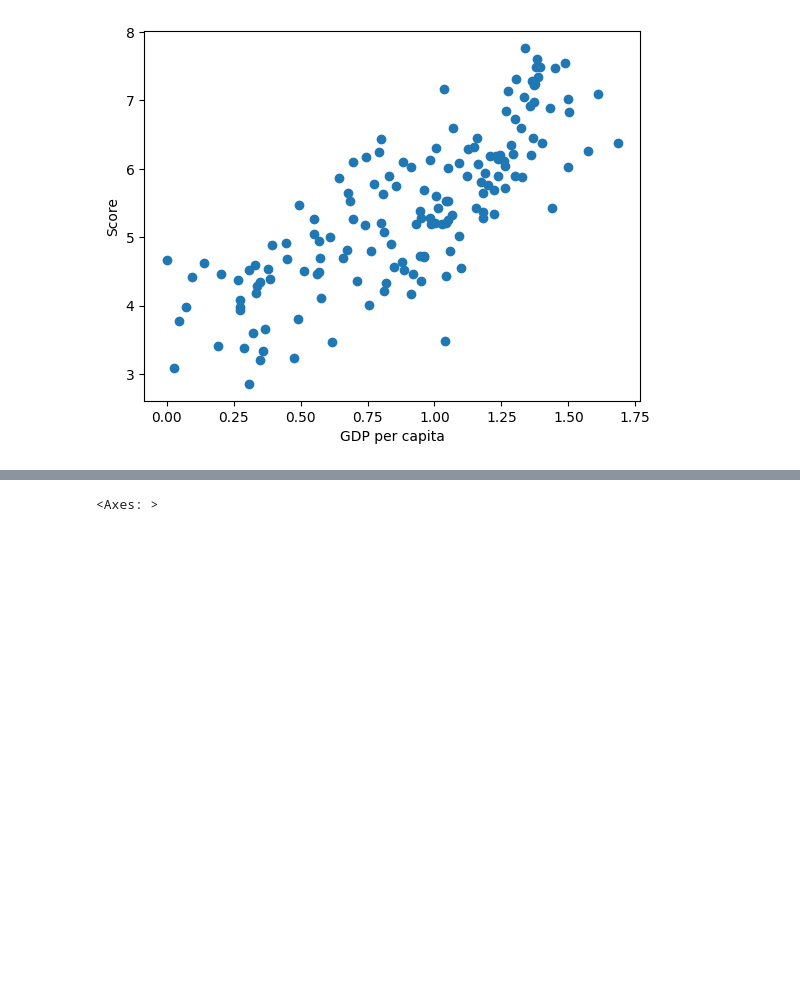
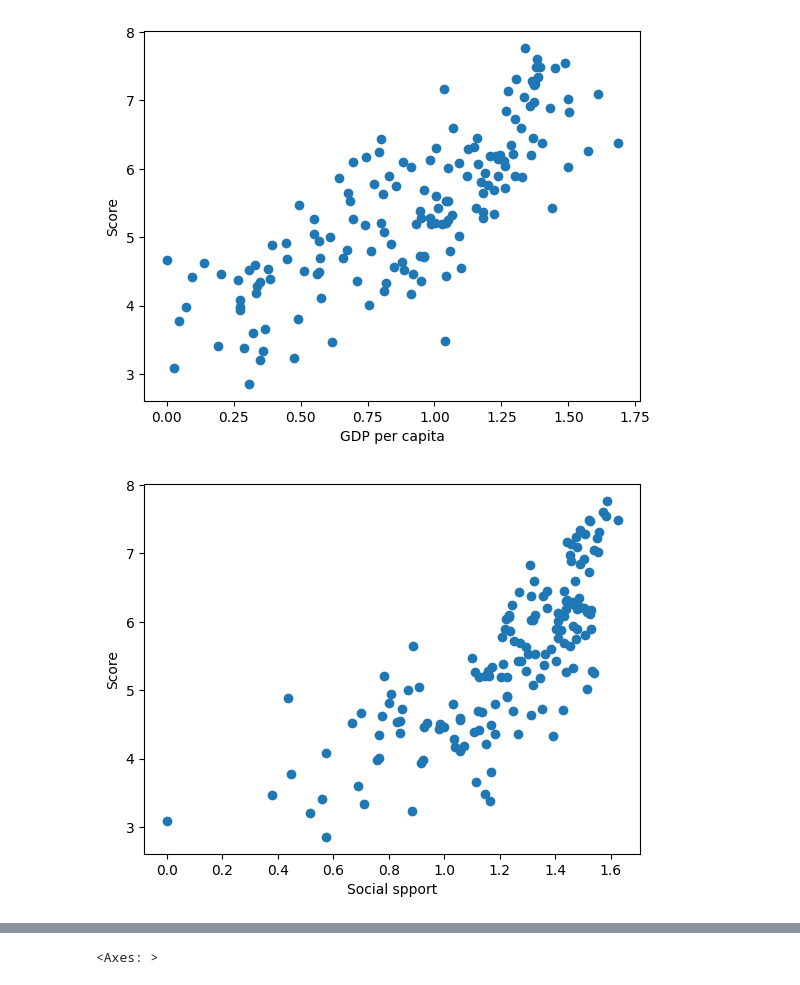
Before and after one commit to dakshashra/happiness_eda, a Jupyter notebook: analysis.ipynb, the cells around one changed output, grey strips where cells are left out. Cells and saved outputs as stored; diff of their text form; code cells hidden in the pictures; blank space fills up the shorter version.

```diff
--- a/analysis.ipynb
+++ b/analysis.ipynb
@@ -38,3 +49,10 @@ plt.ylabel('Score')
 plt.show()
 # %% [output]
 [figure]
+# %%
+plt.scatter(df19['Social support'], df19['Score'],)
+plt.xlabel('Social spport')
+plt.ylabel('Score')
+plt.show()
+# %% [output]
+[figure, added]
```
Also changed, not shown: parts of 2 cells of this notebook.
